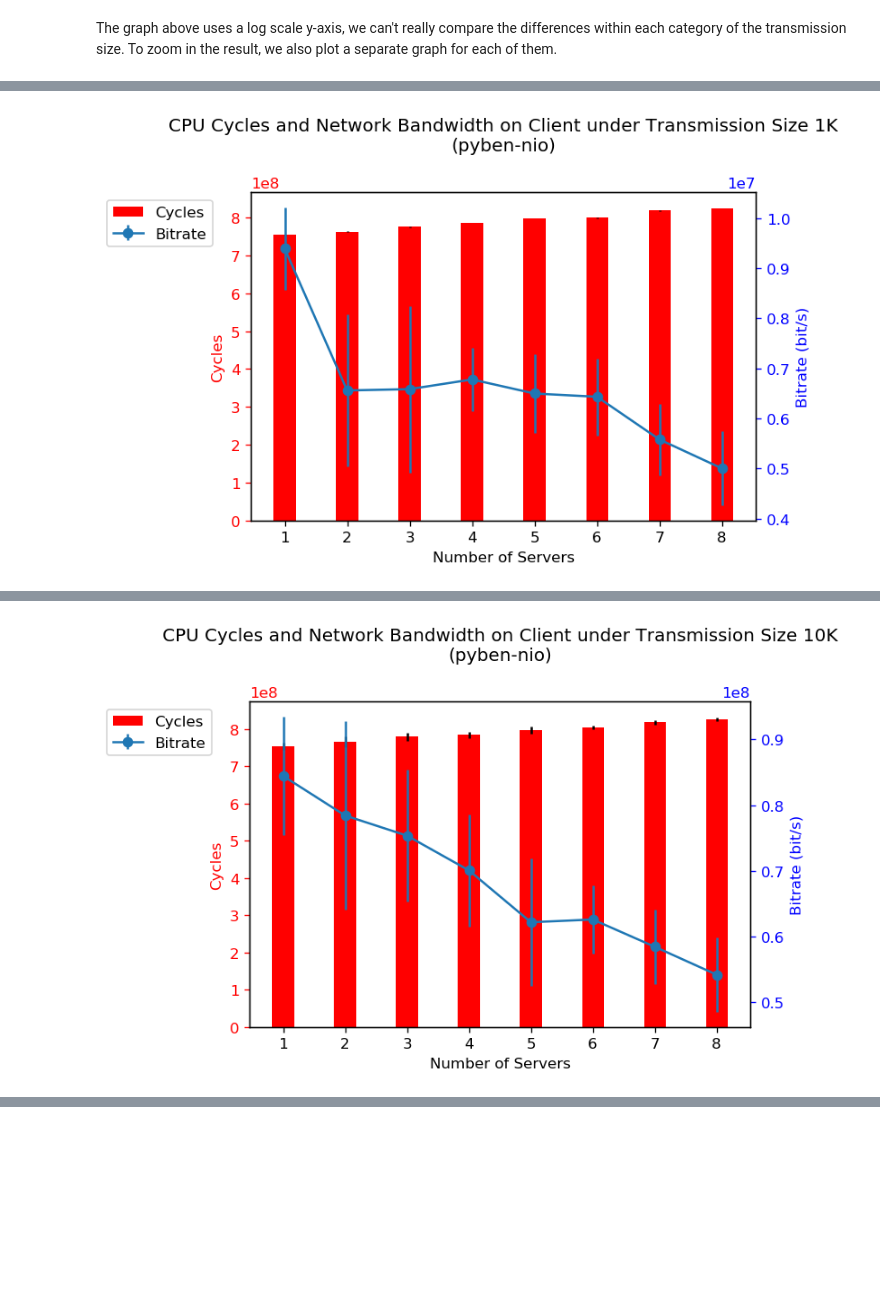
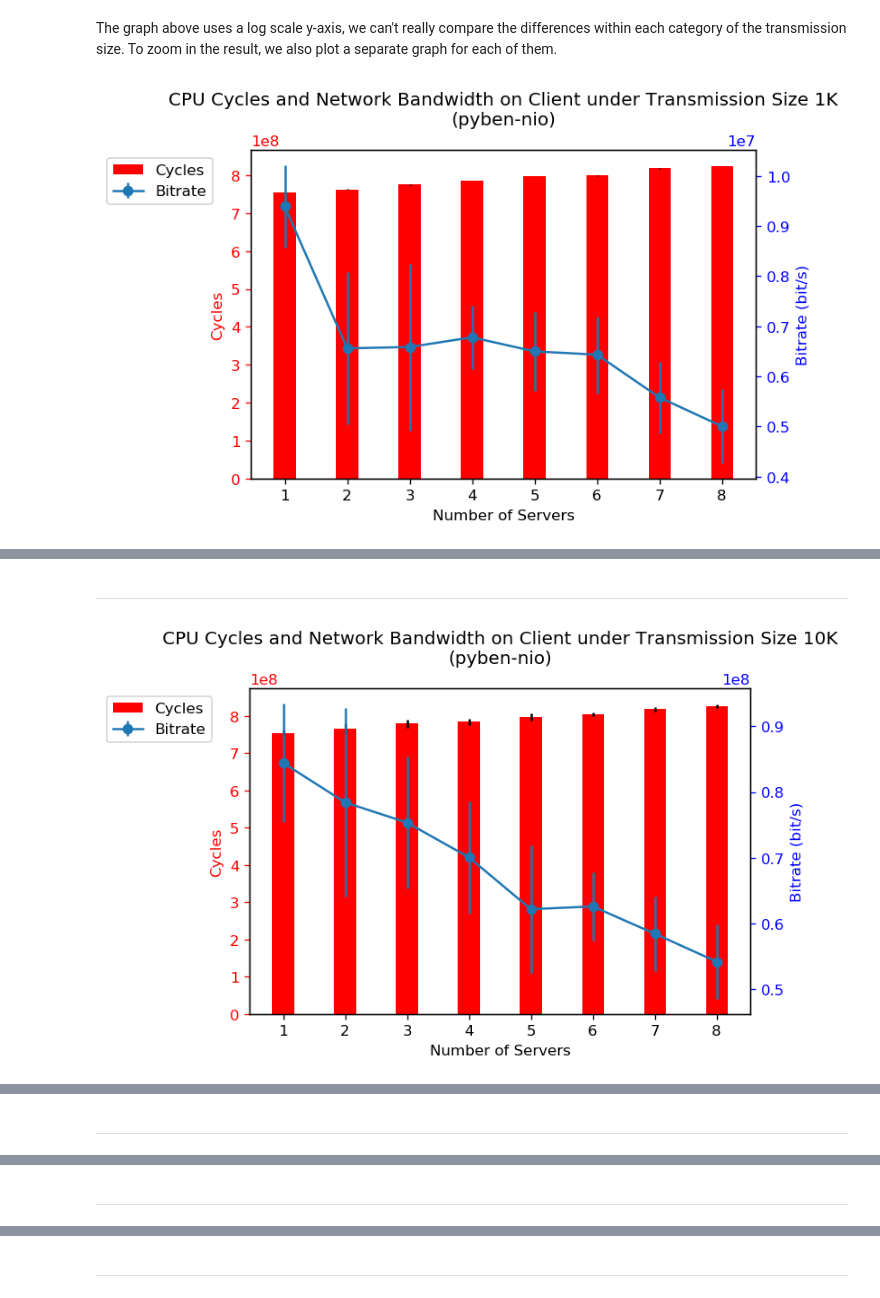
Before and after one commit to ljishen/EuCycles, a Jupyter notebook: analysis/notebooks/visualization_nserv.ipynb, the cells around one changed output, grey strips where cells are left out. Cells and saved outputs as stored; diff of their text form; code cells hidden in the pictures; blank space fills up the shorter version.

Commit message:
Add horizontal line between each separate graph

```diff
--- a/analysis/notebooks/visualization_nserv.ipynb
+++ b/analysis/notebooks/visualization_nserv.ipynb
@@ -189,7 +189,6 @@ The graph above uses a log scale y-axis, we can't really compare the differences
 # %%
 def show_chart_for(size):
     cur_df = df[size]
-    display(HTML(cur_df.to_html()))
 
     # Start to draw the chart
 
@@ -234,14 +233,19 @@ def show_chart_for(size):
                              loc=2,
                              bbox_to_anchor=(-0.3, 1))
 
-    plt.title('CPU Cycles and Network Bandwidth on Client under Transmission Size ' + size + '\n(' + benchmark + ')', y=1.1)
+    plt.title('CPU Cycles and Network Bandwidth on Client under Transmission Size ' + size + '\n(' + benchmark + ')',
+              y=1.05)
     plt.show()
+
+    display(HTML(cur_df.to_html()))
 # %%
 sizes = [c[0] for c in df.columns][0::2 * num_servs]
 
 for sz in sizes:
     show_chart_for(sz)
+    display(Markdown('---'))
 # %% [output]
+[figure, new version]
 |  | 1 |  | 2 |  | 3 |  | 4 |  | 5 |  | 6 | ... |
 |  | Cycles | Bitrate | Cycles | Bitrate | Cycles | Bitrate | Cycles | Bitrate | Cycles | Bitrate | Cycles | ... |
 | 1 | 7.521580e+08 | 9.592333e+06 | 7.623584e+08 | 5.697188e+06 | 7.747281e+08 | 2.692981e+06 | 7.882269e+08 | 5.809898e+06 | 7.968096e+08 | 4.804886e+06 | 8.025031e+08 | ... |
@@ -256,7 +260,8 @@ for sz in sizes:
 | 10 | 7.637446e+08 | 1.085273e+07 | 7.585918e+08 | 9.133370e+06 | 7.709673e+08 | 6.067409e+06 | 7.759784e+08 | 6.215582e+06 | 7.932400e+08 | 6.749114e+06 | 8.078919e+08 | ... |
 | AVG | 7.539424e+08 | 9.390459e+06 | 7.630698e+08 | 6.558555e+06 | 7.756583e+08 | 6.585397e+06 | 7.857191e+08 | 6.778153e+06 | 7.978026e+08 | 6.497413e+06 | 7.998563e+08 | ... |
 | STD | 7.349898e+06 | 8.252608e+05 | 3.423738e+06 | 1.521373e+06 | 4.607625e+06 | 1.661617e+06 | 4.777688e+06 | 6.257517e+05 | 7.563213e+06 | 7.884106e+05 | 6.334415e+06 | ... |
-[figure, old version]
+---
+[figure, new version]
 |  | 1 |  | 2 |  | 3 |  | 4 |  | 5 |  | 6 | ... |
 |  | Cycles | Bitrate | Cycles | Bitrate | Cycles | Bitrate | Cycles | Bitrate | Cycles | Bitrate | Cycles | ... |
 | 1 | 7.554398e+08 | 6.081370e+07 | 7.622715e+08 | 9.032528e+07 | 7.742886e+08 | 8.159520e+07 | 7.862691e+08 | 7.633801e+07 | 7.923653e+08 | 6.258604e+07 | 7.971840e+08 | ... |
@@ -271,4 +276,4 @@ for sz in sizes:
 | 10 | 7.546201e+08 | 8.054322e+07 | 7.636728e+08 | 8.086547e+07 | 7.807874e+08 | 7.448458e+07 | 7.818973e+08 | 6.118187e+07 | 7.989161e+08 | 5.656855e+07 | 8.046472e+08 | ... |
 | AVG | 7.535760e+08 | 8.443253e+07 | 7.665928e+08 | 7.841999e+07 | 7.792920e+08 | 7.534544e+07 | 7.839242e+08 | 7.005591e+07 | 7.976232e+08 | 6.216469e+07 | 8.038951e+08 | ... |
 | STD | 4.554854e+06 | 9.070962e+06 | 4.917116e+06 | 1.434603e+07 | 7.663099e+06 | 1.001266e+07 | 5.191466e+06 | 8.538517e+06 | 3.449486e+06 | 9.684279e+06 | 4.086153e+06 | ... |
-[figure, old version]
+---
@@ -289,0 +295 @@ for sz in sizes:
+---
@@ -334,0 +311 @@ for sz in sizes:
+---
```
Also changed, not shown: parts of 2 cells of this notebook.
